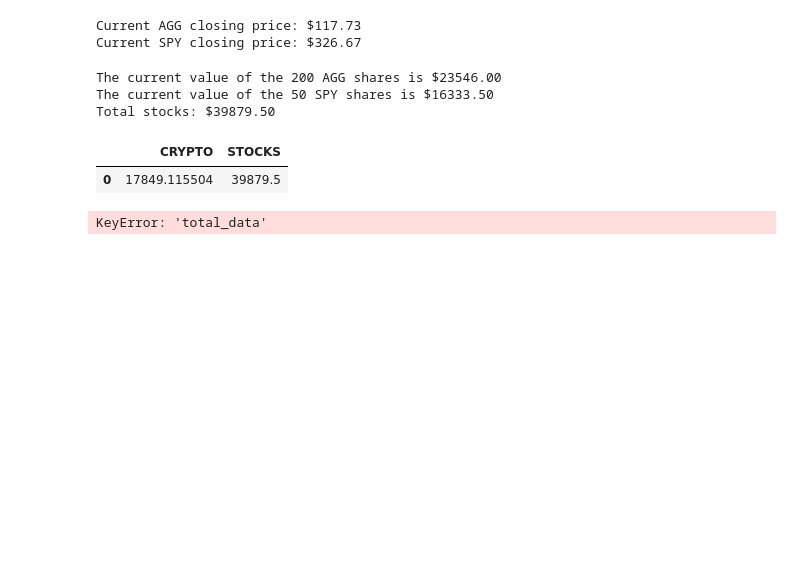
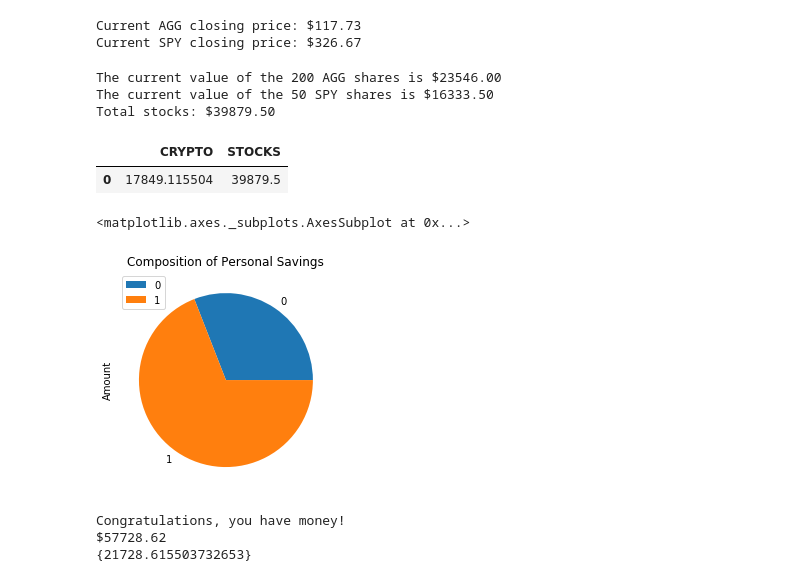
Before and after one commit to antoniopinkston/Financial-Planning-Homework, a Jupyter notebook: FinancialPlanning.ipynb, the cells around one changed output. Drawn from its saved outputs; the diff is of its cells as text; code cells hidden in the pictures; blank space fills up the shorter version.

```diff
--- a/FinancialPlanning.ipynb
+++ b/FinancialPlanning.ipynb
@@ -153,15 +153,13 @@ Total stocks: $39879.50
 # %%
 # Set monthly household income
 monthly_income = 12000
+savings = (my_currency_value + my_stock_value)
 
 # Create savings DataFrame
-total_data = {
-    "CRYPTO": [my_currency_value],
-    "STOCKS": [my_stock_value]
-}
+savings_data = {'Type': ['Crypto', 'Stock'], 'Amount': [my_currency_value, my_stock_value]}
 
 # Create a DataFrame with the current value of shares
-df_value = pd.DataFrame(total_data)
+df_savings = pd.DataFrame(savings_data, columns = ['Type', 'Amount'])
 
 # Display DataFrame data
 df_value
@@ -170,15 +168,27 @@ df_value
 | 0 | 17849.115504 | 39879.5 |
 # %%
 # Plot savings pie chart
-df_value.plot.pie(y="total_data", title="Stocks Portfolio Composition")
+df_savings.plot.pie(y="Amount", title="Composition of Personal Savings")
 # %% [output]
-KeyError: 'total_data'
+<matplotlib.axes._subplots.AxesSubplot at 0x...>
+[figure, added]
 # %%
 # Set ideal emergency fund
 emergency_fund = monthly_income * 3
 
+if savings > emergency_fund:
+    print('Congratulations, you have money!')
+elif savings == emergency_fund:
+    print('You broke even')
+else:
+    print({savings-emergency_fund})
+
 # Calculate total amount of savings
-# YOUR CODE HERE!
+print(f"${savings:0.2f}")
 
-# Validate saving health
-# YOUR CODE HERE!
+# Vaidate saving health
+print({savings-emergency_fund})
+# %% [output]
+Congratulations, you have money!
+$57728.62
+{21728.615503732653}
```
Also changed, not shown: parts of 10 cells of this notebook.
